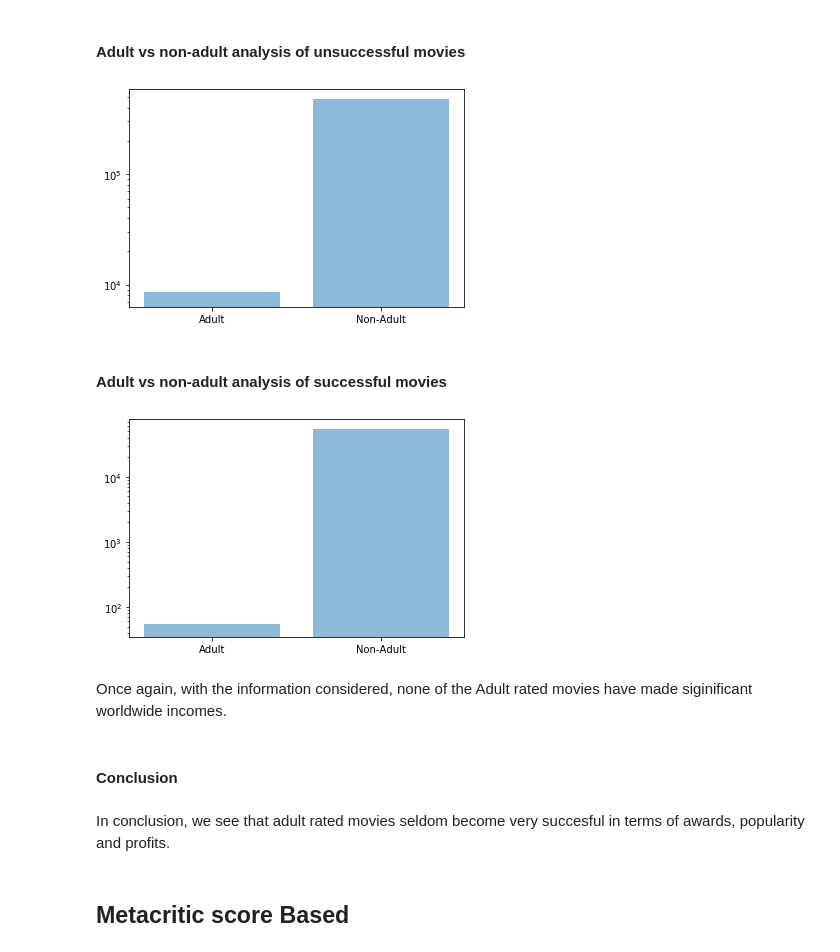
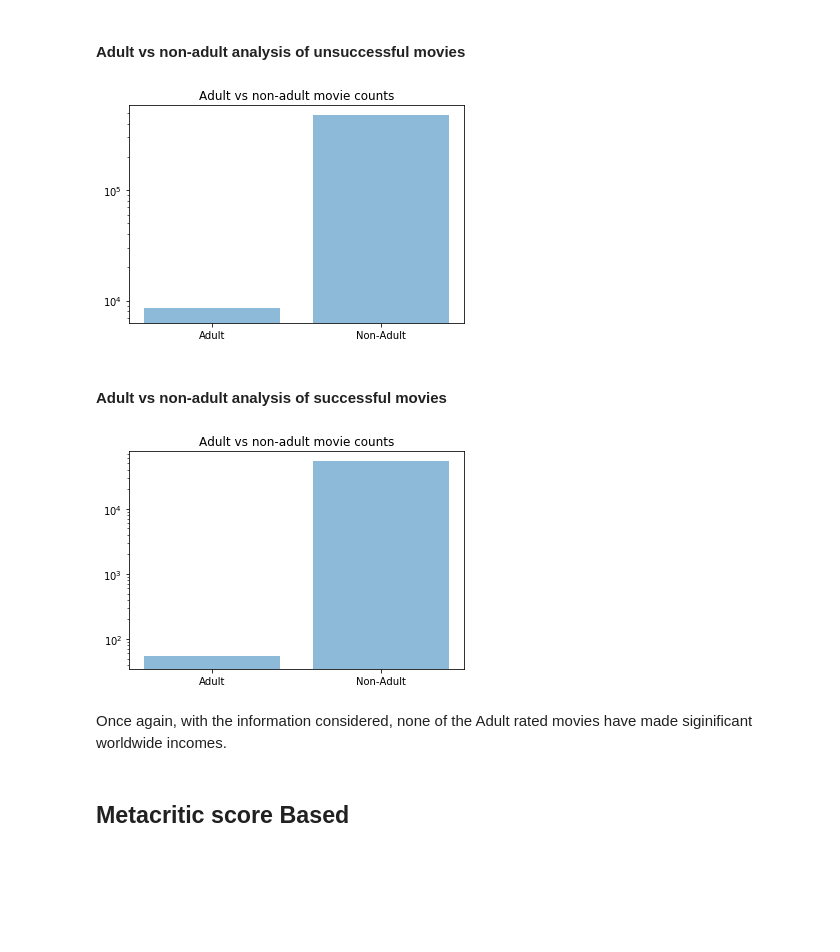
Before and after one commit to Ruchiranga/AD_A-team-project, a Jupyter notebook: Milestone 3.ipynb, the cells around one changed output. Drawn from its saved outputs; the diff is of its cells as text; code cells hidden in the pictures; blank space fills up the shorter version.

```diff
--- a/Milestone 3.ipynb
+++ b/Milestone 3.ipynb
@@ -700,14 +708,15 @@ In successful movies in terms of popularity, we see that there is only 1 adult l
 # %%
 adult_count = len(loss_movies[loss_movies.isAdult == 1])
 labels = ['Adult', 'Non-Adult']
 sizes = [adult_count, len(loss_movies) - adult_count]
 
 fig, ax = plt.subplots()
 plt.yscale('log')
+ax.set_title('Adult vs non-adult movie counts')
 plt.bar(labels, sizes, alpha=0.5)
 plt.show()
 # %% [output]
-[figure, old version]
+[figure, new version]
 # %% [markdown]
 #### Adult vs non-adult analysis of successful movies
 # %%
@@ -717,16 +726,13 @@ sizes = [adult_count, len(top_profit_movies) - adult_count]
 
 fig, ax = plt.subplots()
 plt.yscale('log')
+ax.set_title('Adult vs non-adult movie counts')
 plt.bar(labels, sizes, alpha=0.5)
 plt.show()
 # %% [output]
-[figure, old version]
+[figure, new version]
 # %% [markdown]
 Once again, with the information considered, none of the Adult rated movies have made siginificant worldwide incomes.
-# %% [markdown]
-#### Conclusion
-# %% [markdown]
-In conclusion, we see that adult rated movies seldom become very succesful in terms of awards, popularity and profits.
 # %% [markdown]
 ## Metacritic score Based
 # %% [markdown]
```
Also changed, not shown: parts of 103 cells of this notebook.
